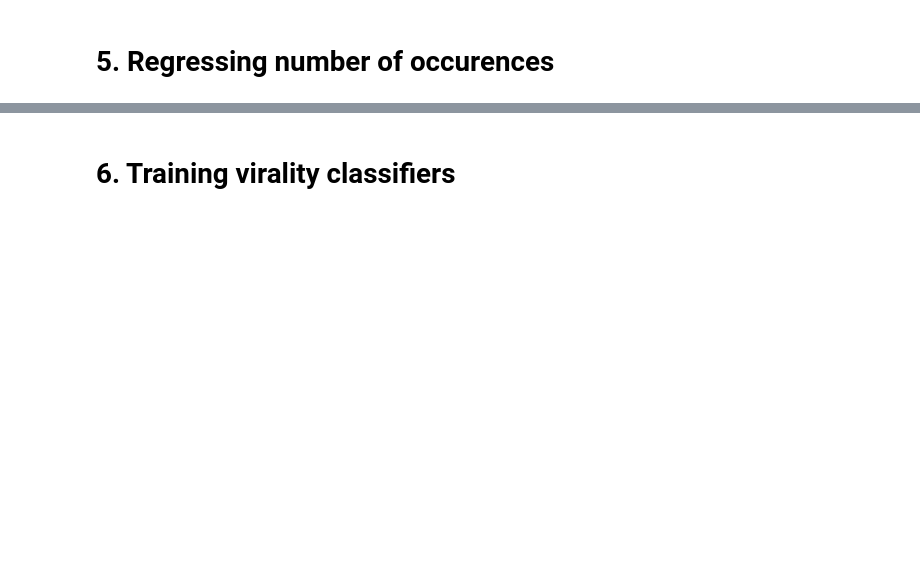
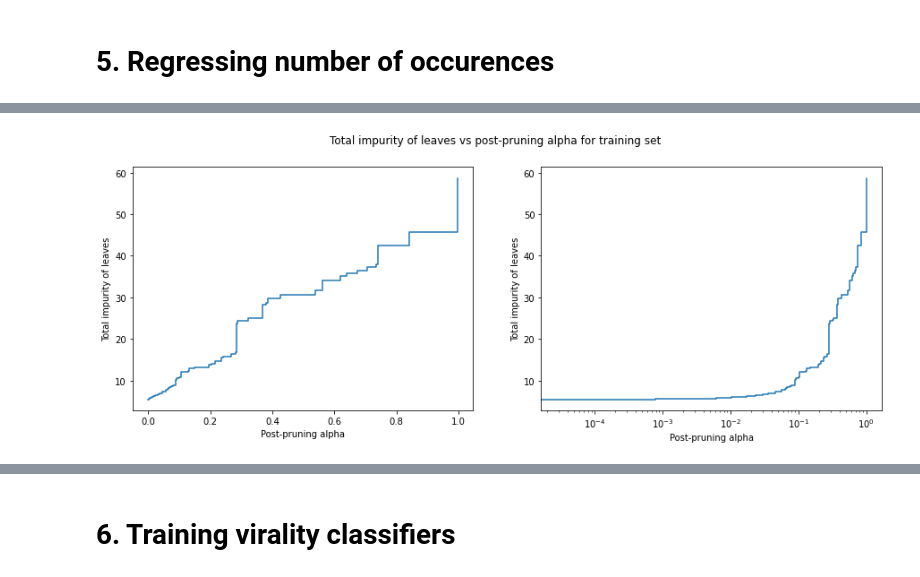
Before and after one commit to epfl-ada/ada-2021-project-cool-group-name, a Jupyter notebook: Project.ipynb, the cells around one changed output, grey strips where cells are left out. Saved outputs shown, nothing was run; the diff lists cells and outputs as text; code cells hidden in the pictures; blank space fills up the shorter version.

```diff
--- a/Project.ipynb
+++ b/Project.ipynb
@@ -1505,3 +1444,11 @@ del features, num_occurrences
+# %%
+features_train, features_test, num_occurrences_train, num_occurrences_test = train_test_split(features, num_occurrences,
+                                                                                              test_size = 0.3,
+                                                                                              shuffle = True,
+                                                                                              stratify = utils.get_percentile_stratifier(num_occurrences, percentile_step = 5e-5))
+
+# Delete variables containing the full dataset as from now on we will only use the train and test separately.
+del features, num_occurrences
 # %% [markdown]
 <a id='training_regression'></a>
 # 5. Regressing number of occurences
@@ -1543,0 +1496,4 @@ For this model to be acceptable, there are some assumptions:
+# %%
+# Constants.
+CV_N_SPLITS = 10
+TREES_MAX_DEPTH = 50
@@ -1543,0 +1513,13 @@ For this model to be acceptable, there are some assumptions:
+# %%
+alphas, impurities = cross_validation.get_pruning_alphas_impurities(X_train = features_train,
+                                                                    y_train = num_occurrences_train.tolist(),
+                                                                    problem_type = 'regression',
+                                                                    downsampling_factor = CV_N_SPLITS,
+                                                                    max_depth = TREES_MAX_DEPTH)
+
+plot.plot_alphas_vs_impurity_tree(alphas, impurities)
+
+# Cleanup cell temporary variables.
+del alphas, impurities
+# %% [output]
+[figure, added]
```
Also changed, not shown: parts of 51 cells of this notebook, 3 other files.
